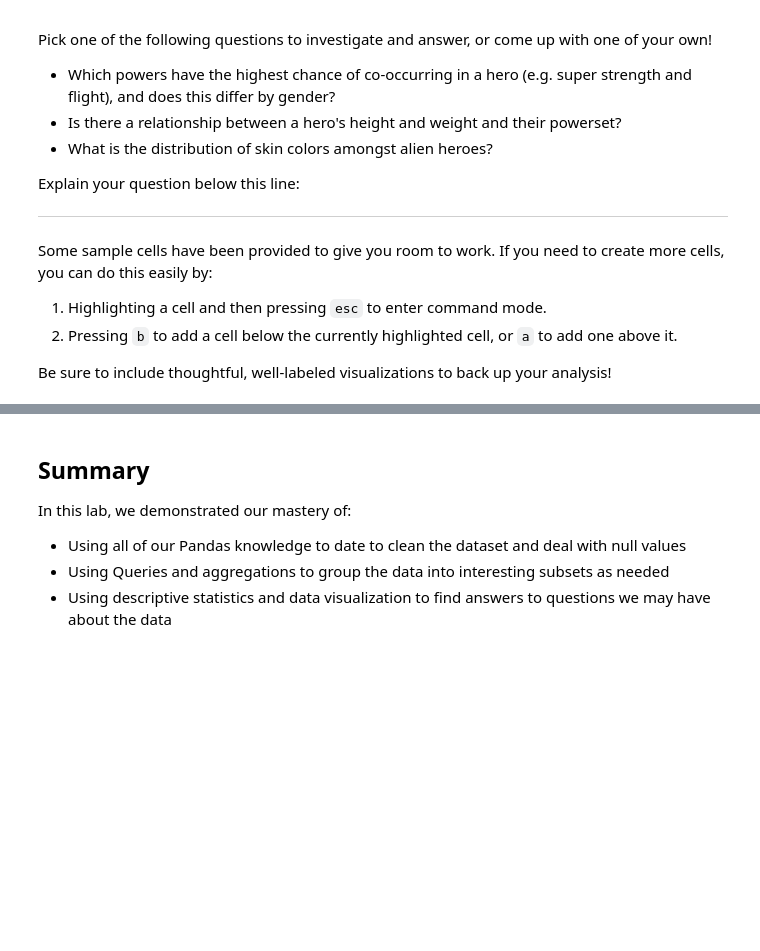
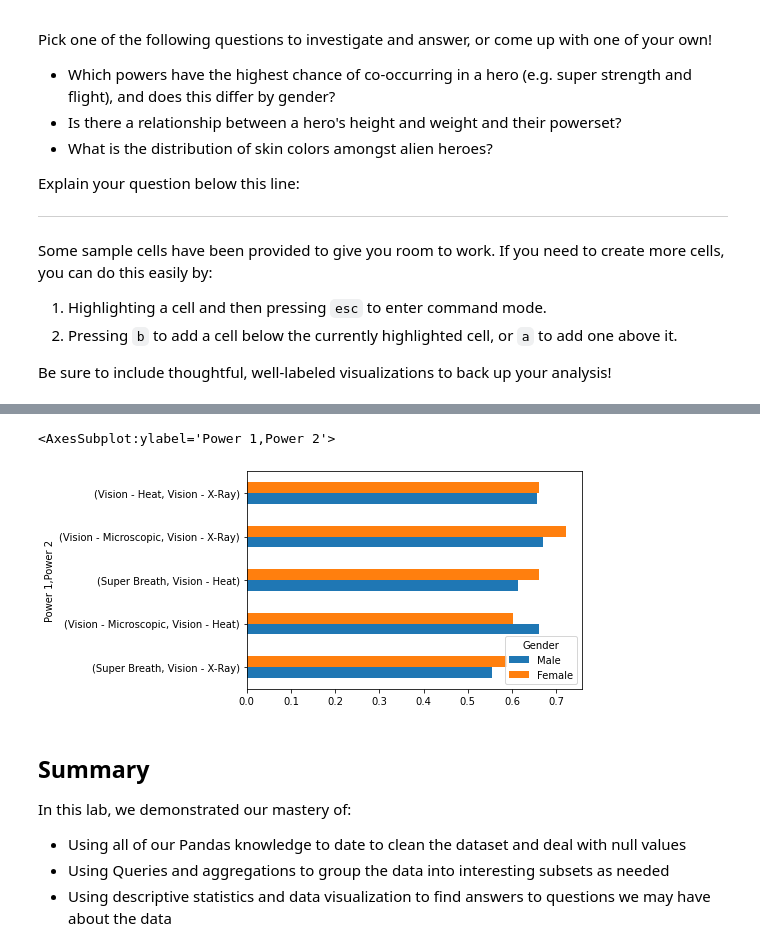
Before and after one commit to ndgigliotti/dsc-data-cleaning-project, a Jupyter notebook: index.ipynb, the cells around one changed output, grey strips where cells are left out. Drawn from its saved outputs; the diff is of its cells as text; code cells hidden in the pictures; blank space fills up the shorter version.

```diff
--- a/index.ipynb
+++ b/index.ipynb
@@ -521,3 +565,14 @@ corr_df.stack().reset_index()
+# %%
+gender_powers['Mean'] = gender_powers[['Male', 'Female']].mean(axis=1)
+# %%
+gender_powers['Distance'] = (gender_powers['Male'] - gender_powers['Female']).abs()
+# %%
+gender_powers['Similarity'] = gender_powers['Mean'] - gender_powers['Distance']
+gender_powers = gender_powers.sort_values('Similarity', ascending=False)
+gender_powers[['Male', 'Female']].head()[::-1].plot.barh()
+# %% [output]
+<AxesSubplot:ylabel='Power 1,Power 2'>
+[figure, added]
 # %% [markdown]
 ## Summary
 
```
Also changed, not shown: parts of 10 cells of this notebook.
